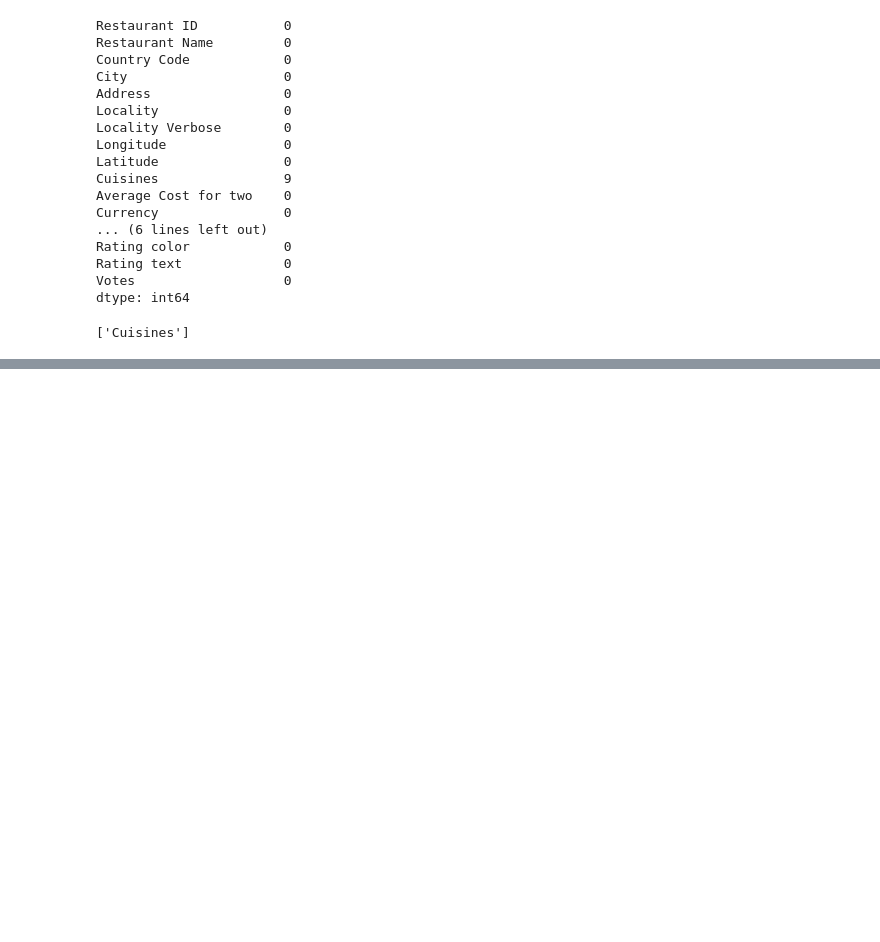
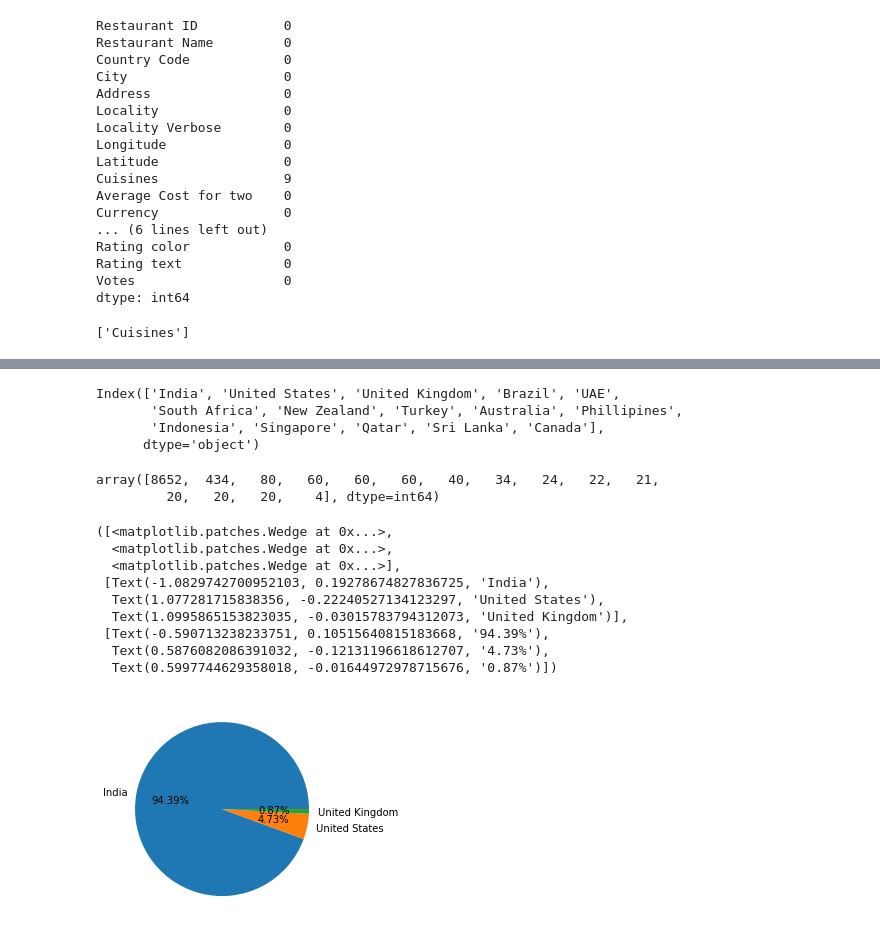
Before and after one commit to Codewtithdips/Data-Science, a Jupyter notebook: Zomato Dataset(EDA).ipynb, the cells around one changed output, grey strips where cells are left out. Saved outputs shown, nothing was run; the diff lists cells and outputs as text; code cells hidden in the pictures; blank space fills up the shorter version.

```diff
--- a/Zomato Dataset(EDA).ipynb
+++ b/Zomato Dataset(EDA).ipynb
@@ -147,3 +147,6 @@ dtype: int64
 [features for features in df.columns if df[features].isnull().sum() > 0]
 # %% [output]
 ['Cuisines']
+# %%
+df_country = pd.read_excel('../dataset/Country-Code.xlsx')
+df_country.head()
@@ -149,0 +160,3 @@ dtype: int64
+# %%
+final_df = pd.merge(df, df_country, on = 'Country Code', how= 'left')
+final_df.head(1)
@@ -149,0 +177,27 @@ dtype: int64
+# %%
+country_names =final_df.Country.value_counts().index
+country_names
+# %% [output]
+Index(['India', 'United States', 'United Kingdom', 'Brazil', 'UAE',
+       'South Africa', 'New Zealand', 'Turkey', 'Australia', 'Phillipines',
+       'Indonesia', 'Singapore', 'Qatar', 'Sri Lanka', 'Canada'],
+      dtype='object')
+# %%
+country_val = final_df.Country.value_counts().values
+country_val
+# %% [output]
+array([8652,  434,   80,   60,   60,   60,   40,   34,   24,   22,   21,
+         20,   20,   20,    4], dtype=int64)
+# %%
+plt.pie(country_val[:3],labels=country_names[:3],autopct='%1.2f%%')
+# %% [output]
+([<matplotlib.patches.Wedge at 0x...>,
+  <matplotlib.patches.Wedge at 0x...>,
+  <matplotlib.patches.Wedge at 0x...>],
+ [Text(-1.0829742700952103, 0.19278674827836725, 'India'),
+  Text(1.077281715838356, -0.22240527134123297, 'United States'),
+  Text(1.0995865153823035, -0.03015783794312073, 'United Kingdom')],
+ [Text(-0.590713238233751, 0.10515640815183668, '94.39%'),
+  Text(0.5876082086391032, -0.12131196618612707, '4.73%'),
+  Text(0.5997744629358018, -0.01644972978715676, '0.87%')])
+[figure, added]
```
Also changed, not shown: parts of 12 cells of this notebook.
